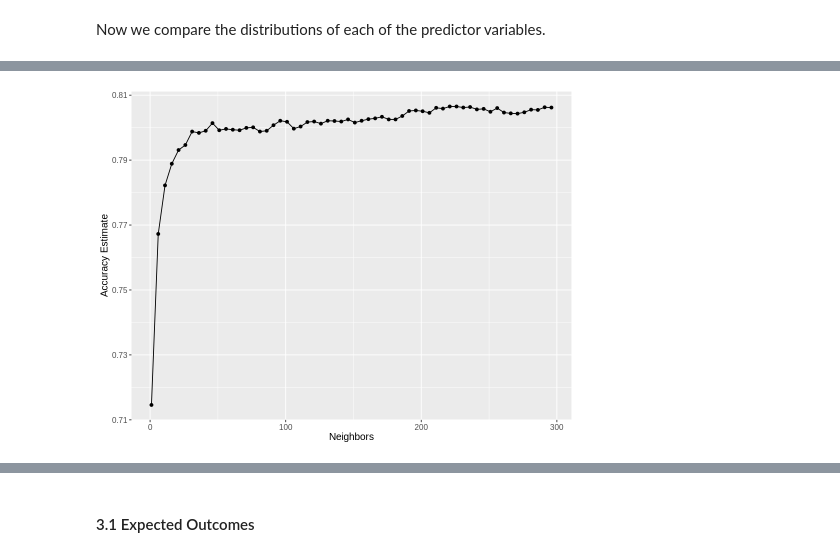
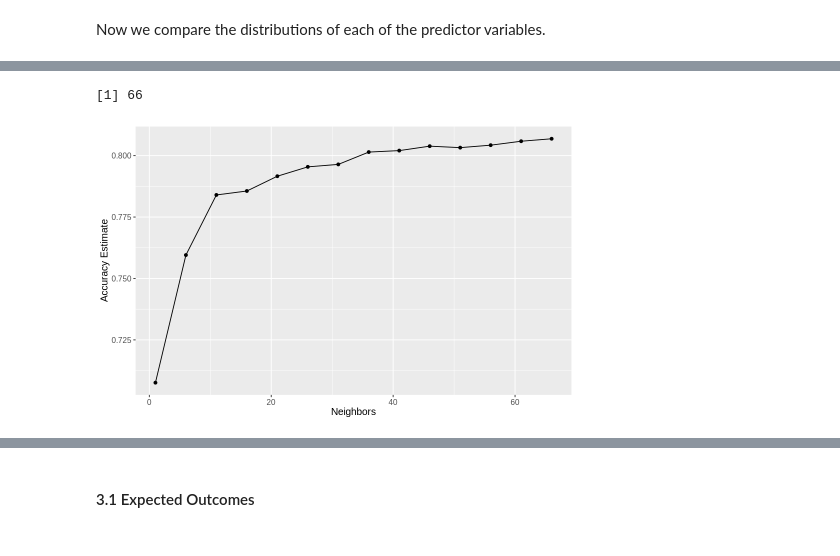
Before and after one commit to tqmemon/australia-rainfall-prediction, a Jupyter notebook: GroupReport.ipynb, the cells around one changed output, grey strips where cells are left out. Cells and saved outputs as stored; diff of their text form; code cells hidden in the pictures.

```diff
--- a/GroupReport.ipynb
+++ b/GroupReport.ipynb
@@ -97,5 +84,5 @@ A data.frame: 23 × 2
 weather_data_clean <- weather_data_raw |>
                             select(-WindGustDir, -WindDir9am, -WindDir3pm, -RainToday, -Date, -Location) |>
                             select(-Sunshine, -Evaporation, -Cloud3pm, -Cloud9am) |>
+                            select(-MaxTemp, -MinTemp) |>
                             transform(RainTomorrow = as.factor(RainTomorrow))
-weather_data_clean
@@ -122,6 +89,6 @@ A data.frame: 145460 × 13
 # %%
 # Split training and testing sets
-weather_data_reduced <- sample_n(weather_data_clean, 20000)
+weather_data_reduced <- sample_n(weather_data_clean, 8000)
 weather_split <- initial_split(weather_data_reduced, prop = 0.75, strata = RainTomorrow)
 weather_train <- training(weather_split)
 weather_test <- testing(weather_split)
@@ -312,7 +243,7 @@ predictor: 12
 # %%
 # Cross-validation and finding K
 
-k_vals <- tibble(neighbors = seq(from = 1, to = 300, by = 5))
+k_vals <- tibble(neighbors = seq(from = 1, to = 70, by = 5))
 
 rain_vfold <- vfold_cv(weather_train_clean, v = 5, strata = RainTomorrow)
 
@@ -324,16 +255,22 @@ knn_results <- workflow() |>
   collect_metrics()
 # %%
 # Plot K value to use based on accuracy. We choose K=51, since it yields the best accuracy versus computation
-options(repr.plot.width = 8, repr.plot.height = 6)
+options(repr.plot.width = 8, repr.plot.height = 5)
 
 accuracies <- knn_results |>
   filter(.metric == "accuracy")
 
 accuracy_vs_k <- ggplot(accuracies, aes(x = neighbors, y = mean)) +
   geom_point() +
   geom_line() +
   labs(x = "Neighbors", y = "Accuracy Estimate") +
   theme(text = element_text(size = 12))
 accuracy_vs_k
+best_k <- accuracies |>
+        arrange(desc(mean)) |>
+        head(1) |>
+        pull(neighbors)
+best_k
 # %% [output]
+[1] 66
-[figure, old version]
+[figure, new version]
```
Also changed, not shown: parts of 29 cells of this notebook.
